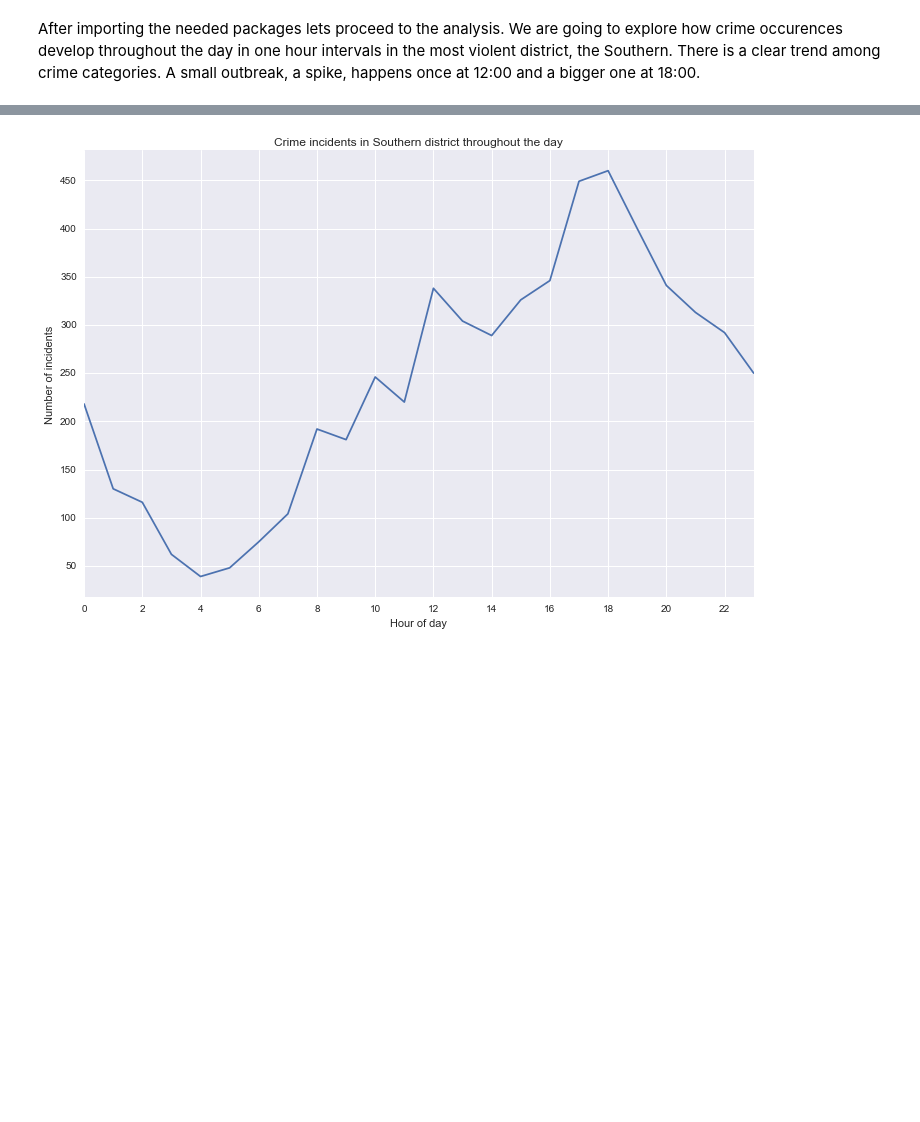
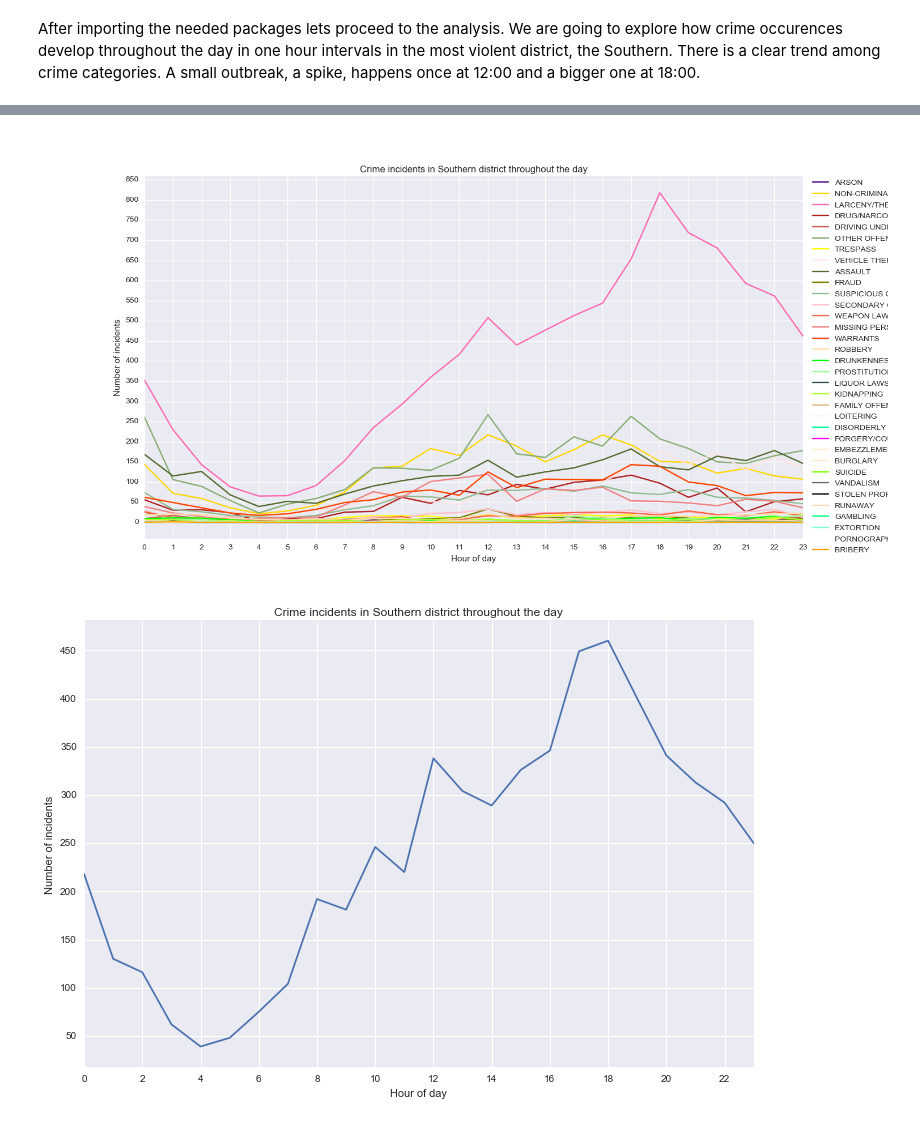
Before and after one commit to stavskal/DataVisualizationAssignment, a Jupyter notebook: CrimesVisualization.ipynb, the cells around one changed output, grey strips where cells are left out. Drawn from its saved outputs; the diff is of its cells as text; code cells hidden in the pictures; blank space fills up the shorter version.

Commit message:
image allignment

```diff
--- a/CrimesVisualization.ipynb
+++ b/CrimesVisualization.ipynb
@@ -32,3 +30,8 @@ After importing the needed packages lets proceed to the analysis. We are going t
+# %%
+from IPython.display import Image
+Image(filename='crimes_all_hour.png')
+# %% [output]
+[figure, added]
 # %%
 colorMapping = {}
 dayMapping = {}
```
Also changed, not shown: parts of 1 cell of this notebook.
